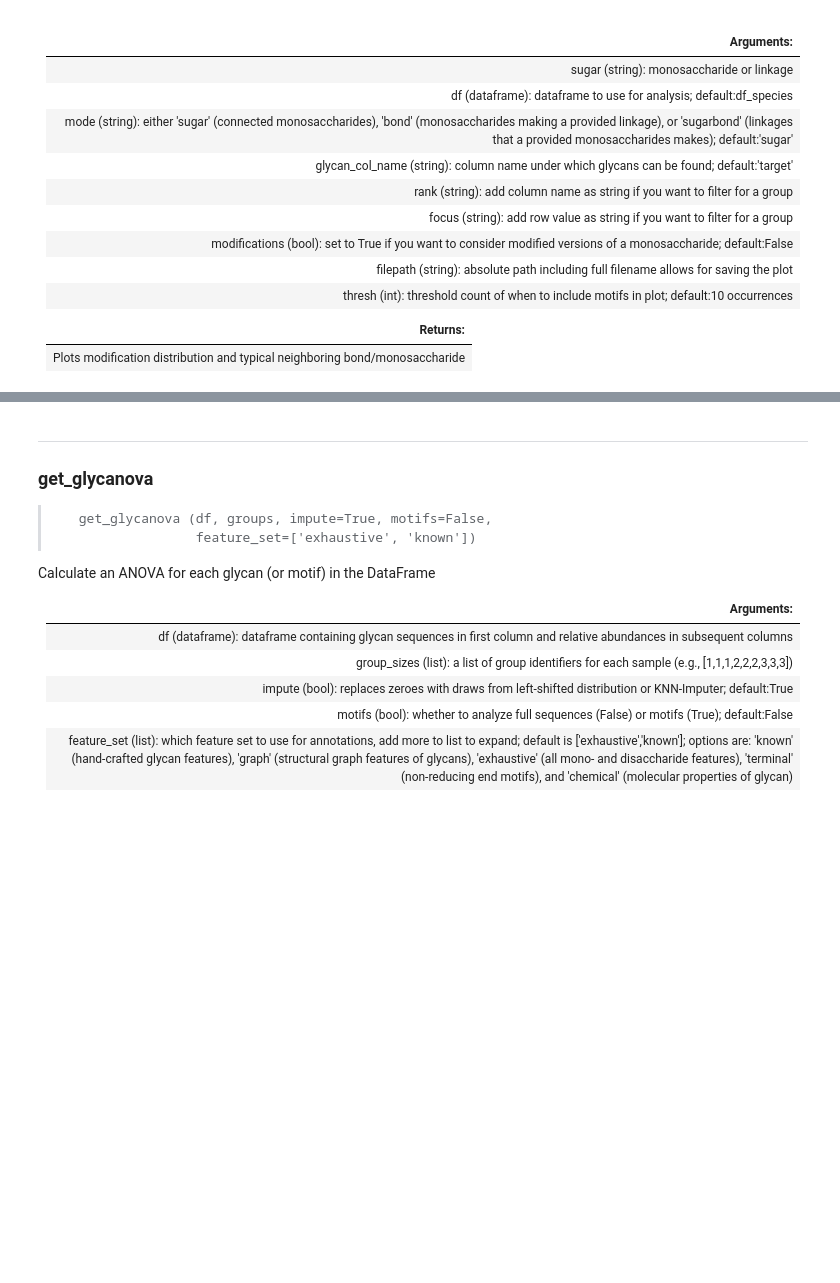
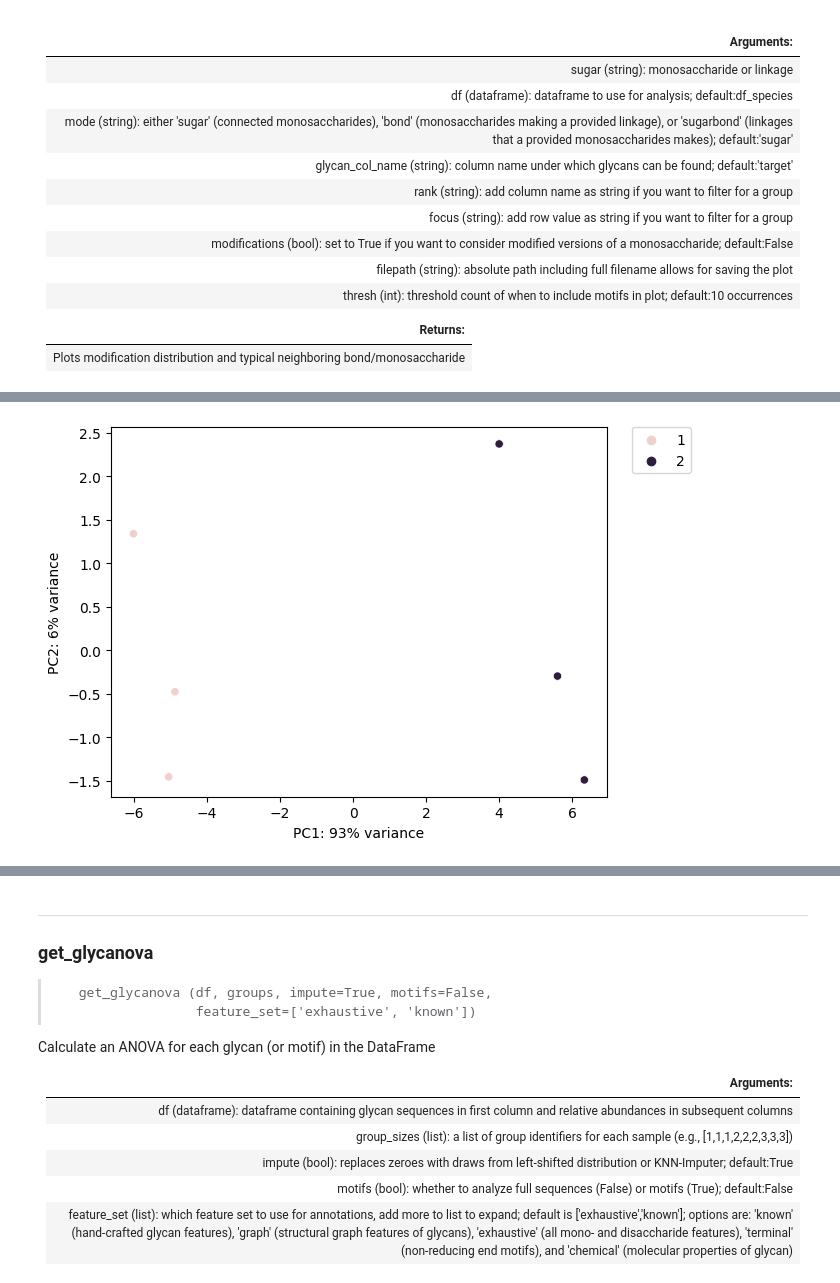
Before and after one commit to BojarLab/glycowork, a Jupyter notebook: 03_motif.ipynb, the cells around one changed output, grey strips where cells are left out. Cells and saved outputs as stored; diff of their text form; code cells hidden in the pictures; blank space fills up the shorter version.

```diff
--- a/03_motif.ipynb
+++ b/03_motif.ipynb
@@ -371,0 +398,4 @@ get_volcano(res)
+# %%
+get_pca(test_df, motifs = True, groups = [1,1,1,2,2,2])
+# %% [output]
+[figure, added]
```
Also changed, not shown: parts of 15 cells of this notebook, 2 other files.
